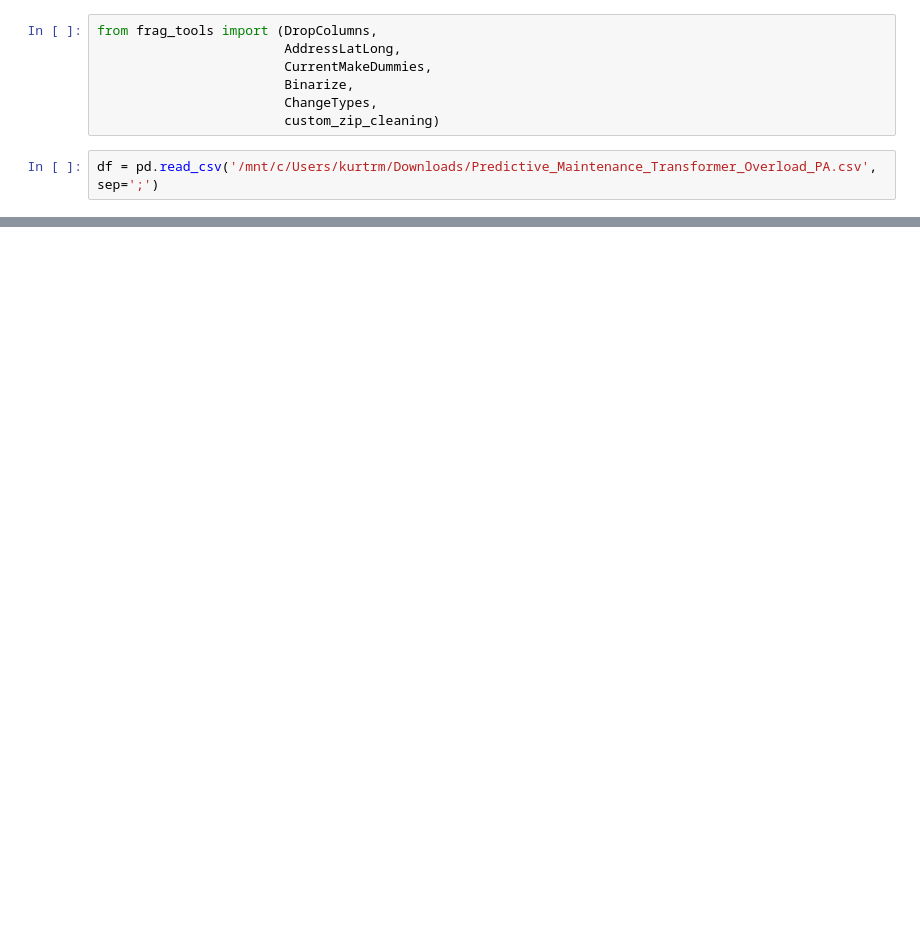
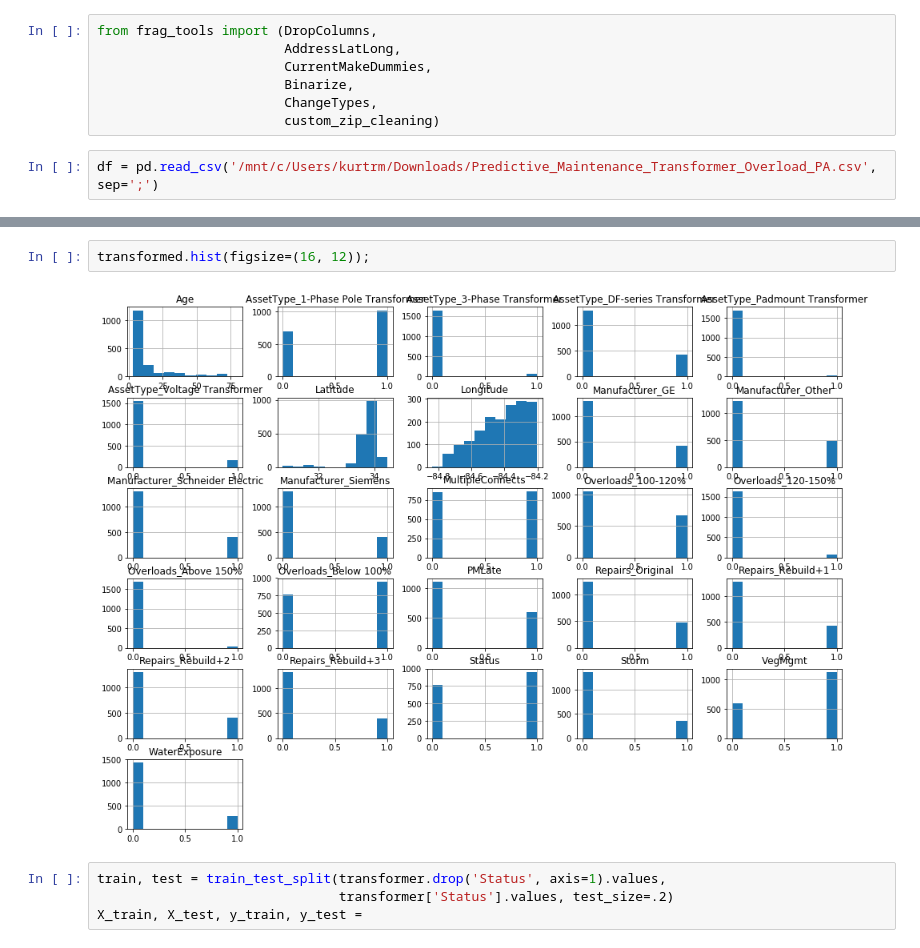
Before and after one commit to kurtrm/predicting_equipment_failure, a Jupyter notebook: notebooks/Untitled.ipynb, the cells around one changed output, grey strips where cells are left out. Drawn from its saved outputs; the diff is of its cells as text; blank space fills up the shorter version.

Commit message:
Did some minor eda, made a holdout set and test split.

```diff
--- a/notebooks/Untitled.ipynb
+++ b/notebooks/Untitled.ipynb
@@ -43,0 +77,8 @@ transformed = pipe.fit_transform(df)
+# %%
+transformed.hist(figsize=(16, 12));
+# %% [output]
+[figure, added]
+# %%
+train, test = train_test_split(transformer.drop('Status', axis=1).values,
+                               transformer['Status'].values, test_size=.2)
+X_train, X_test, y_train, y_test =
```
Also changed, not shown: parts of 7 cells of this notebook.
